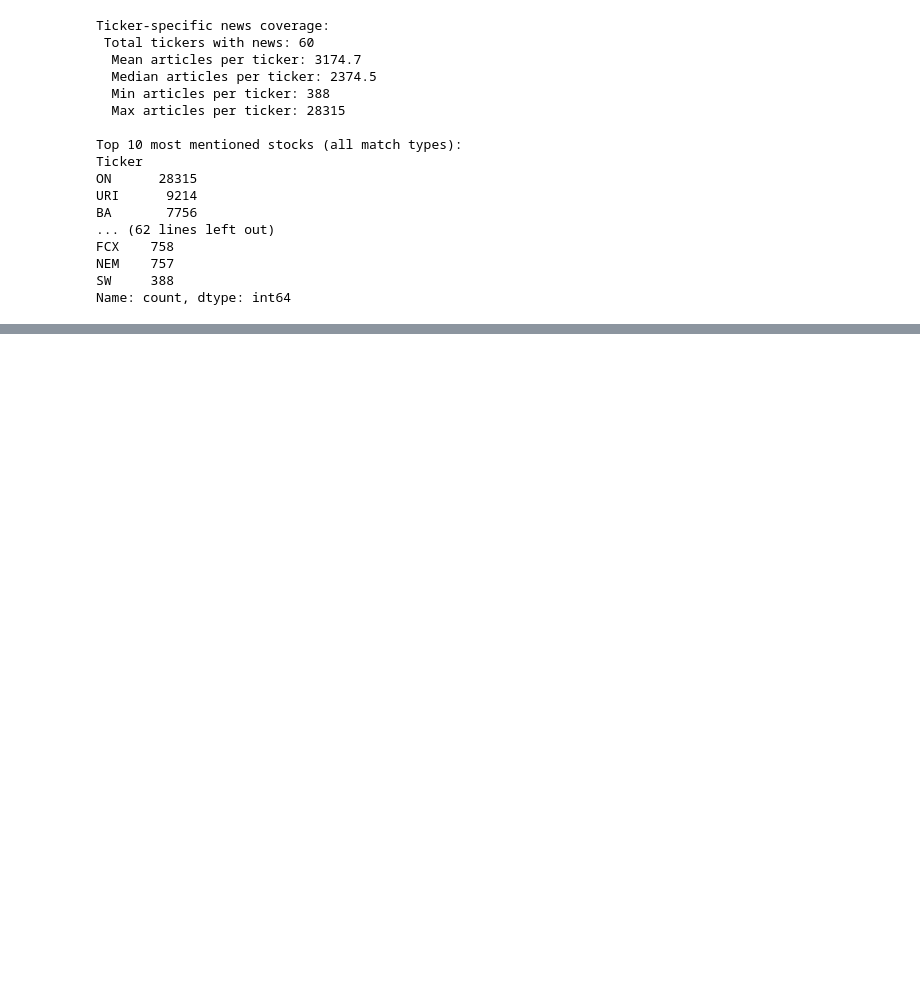
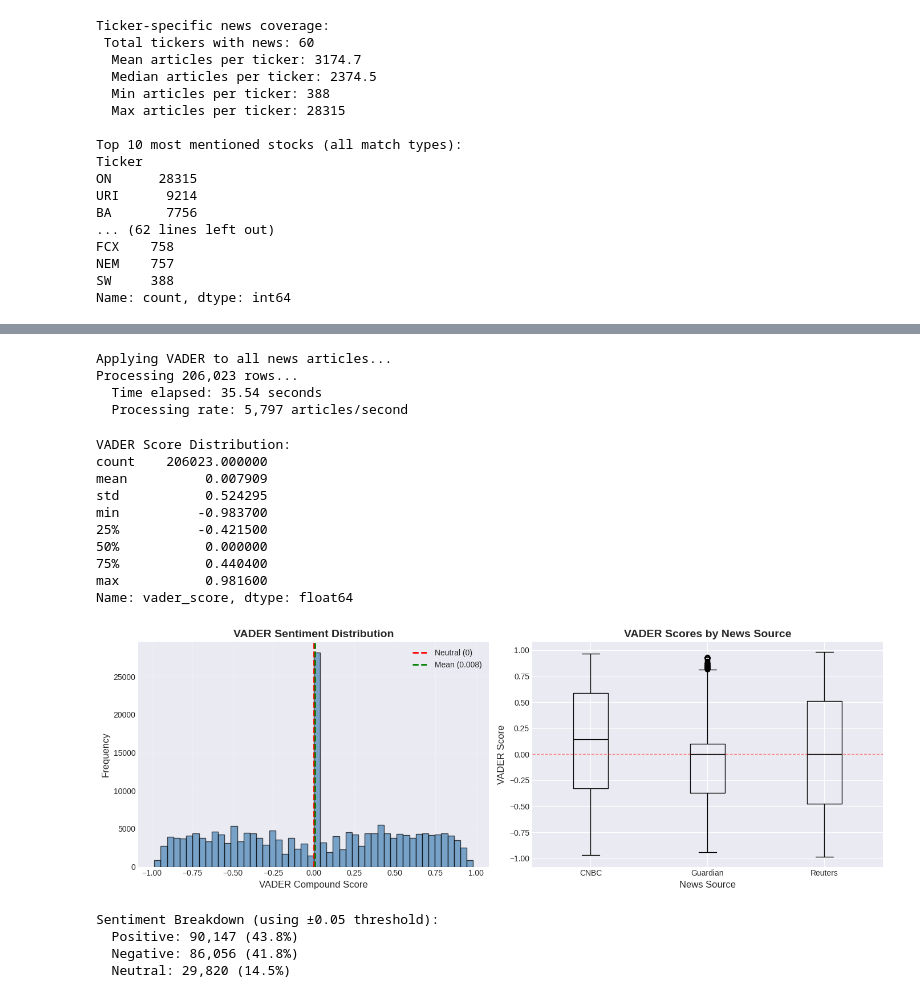
Before and after one commit to samfan-27/market-sentiment-impact-analysis, a Jupyter notebook: notebooks/02_sentiment_scoring.ipynb, the cells around one changed output, grey strips where cells are left out. Saved outputs shown, nothing was run; the diff lists cells and outputs as text; code cells hidden in the pictures; blank space fills up the shorter version.

Commit message:
feat(model): implement VADER sentiment analyzer

```diff
--- a/notebooks/02_sentiment_scoring.ipynb
+++ b/notebooks/02_sentiment_scoring.ipynb
@@ -725,0 +773,77 @@ Name: count, dtype: int64
+# %%
+print('\nApplying VADER to all news articles...')
+print(f'Processing {len(news_final):,} rows...')
+
+import time
+start_time = time.time()
+
+news_final['vader_scores'] = news_final['final_text'].apply(
+    lambda x: vader_analyzer.polarity_scores(x)
+)
+news_final['vader_score'] = news_final['vader_scores'].apply(
+    lambda x: x['compound']
+)
+
+elapsed = time.time() - start_time
+
+print(f'  Time elapsed: {elapsed:.2f} seconds')
+print(f'  Processing rate: {len(news_final) / elapsed:,.0f} articles/second')
+
+news_final.drop('vader_scores', axis=1, inplace=True)
+# %% [output]
+Applying VADER to all news articles...
+Processing 206,023 rows...
+  Time elapsed: 35.54 seconds
+  Processing rate: 5,797 articles/second
+# %%
+# VADER score distribution
+print('VADER Score Distribution:')
+print(news_final['vader_score'].describe())
+
+fig, axes = plt.subplots(1, 2, figsize=(14, 5))
+
+axes[0].hist(news_final['vader_score'], bins=50, alpha=0.7, edgecolor='black', color='steelblue')
+axes[0].axvline(0, color='red', linestyle='--', linewidth=2, label='Neutral (0)')
+axes[0].axvline(news_final['vader_score'].mean(), color='green', linestyle='--',
+                linewidth=2, label=f'Mean ({news_final["vader_score"].mean():.3f})')
+axes[0].set_xlabel('VADER Compound Score', fontsize=12)
+axes[0].set_ylabel('Frequency', fontsize=12)
+axes[0].set_title('VADER Sentiment Distribution', fontsize=14, fontweight='bold')
+axes[0].legend()
+axes[0].grid(True, alpha=0.3)
+
+news_final.boxplot(column='vader_score', by='source', ax=axes[1], color='black')
+axes[1].set_xlabel('News Source', fontsize=12)
+axes[1].set_ylabel('VADER Score', fontsize=12)
+axes[1].set_title('VADER Scores by News Source', fontsize=14, fontweight='bold')
+axes[1].axhline(0, color='red', linestyle='--', linewidth=1, alpha=0.5)
+plt.suptitle('')
+
+plt.tight_layout()
+plt.show()
+
+# Sentiment categories
+positive = (news_final['vader_score'] > 0.05).sum()
+negative = (news_final['vader_score'] < -0.05).sum()
+neutral = ((news_final['vader_score'] >= -0.05) & (news_final['vader_score'] <= 0.05)).sum()
+
+print('\nSentiment Breakdown (using ±0.05 threshold):')
+print(f'  Positive: {positive:,} ({positive/len(news_final)*100:.1f}%)')
+print(f'  Negative: {negative:,} ({negative/len(news_final)*100:.1f}%)')
+print(f'  Neutral: {neutral:,} ({neutral/len(news_final)*100:.1f}%)')
+# %% [output]
+VADER Score Distribution:
+count    206023.000000
+mean          0.007909
+std           0.524295
+min          -0.983700
+25%          -0.421500
+50%           0.000000
+75%           0.440400
+max           0.981600
+Name: vader_score, dtype: float64
+[figure, added]
+Sentiment Breakdown (using ±0.05 threshold):
+  Positive: 90,147 (43.8%)
+  Negative: 86,056 (41.8%)
+  Neutral: 29,820 (14.5%)
```
Also changed, not shown: parts of 3 cells of this notebook, 1 other file.
